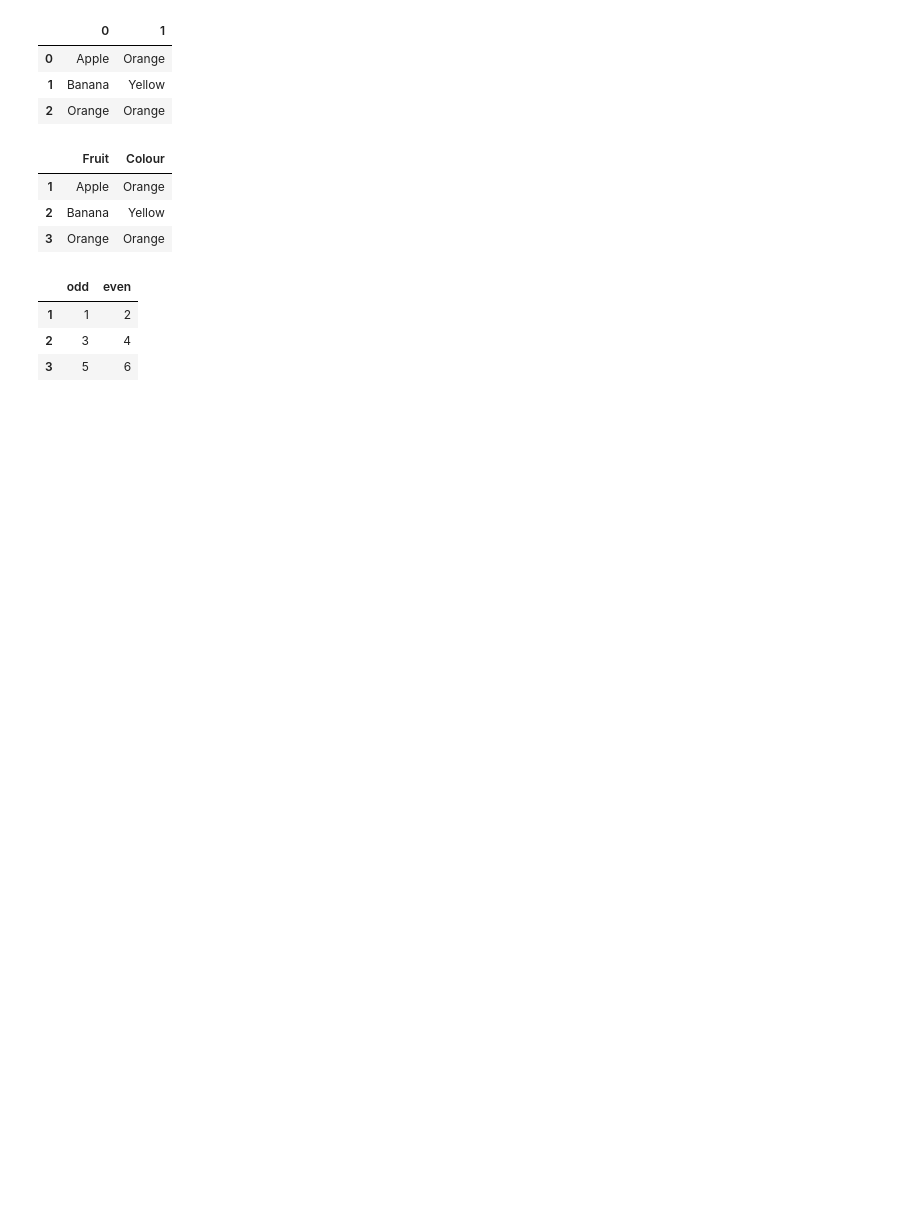
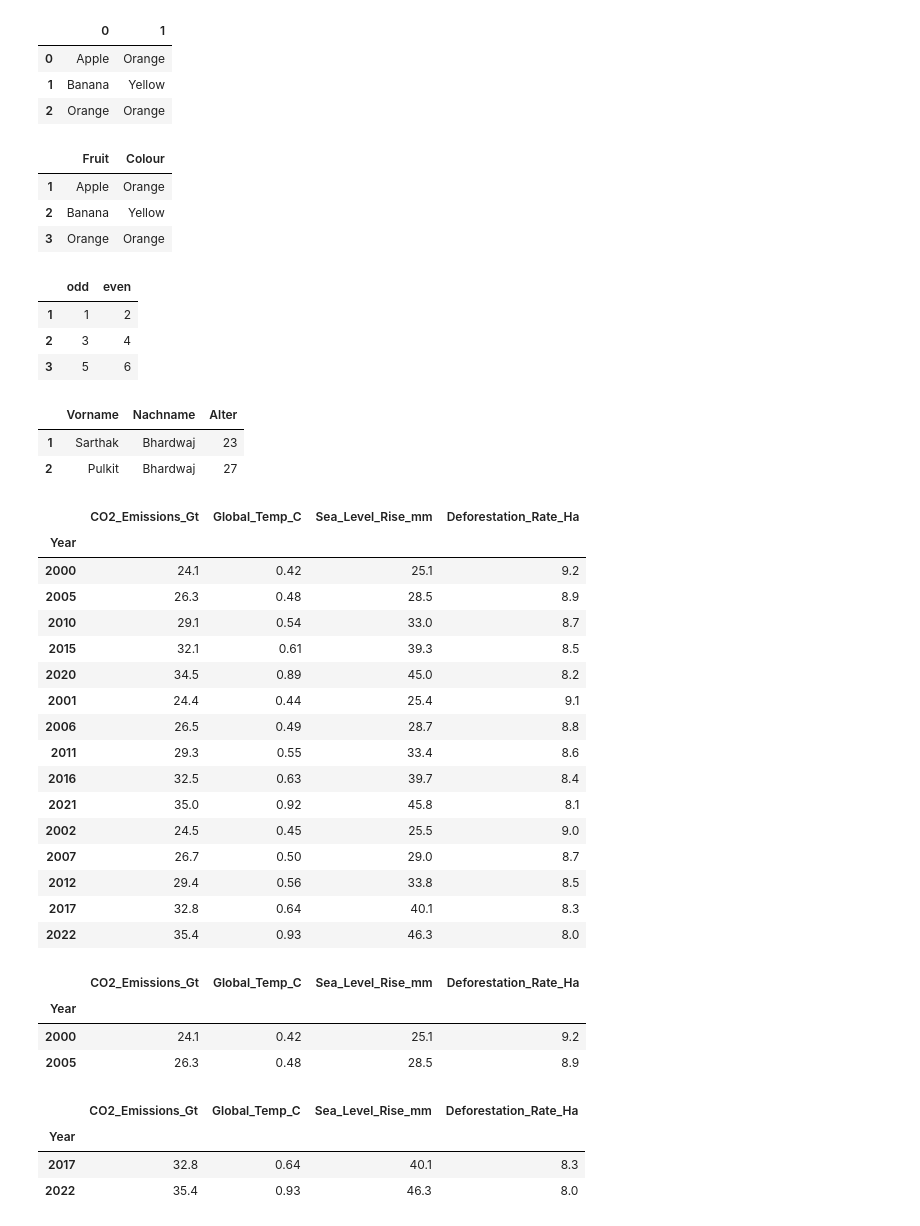
Before and after one commit to sarthakbwj/TrendTact_Py, a Jupyter notebook: pandas_basics.ipynb, the cells around one changed output. Cells and saved outputs as stored; diff of their text form; code cells hidden in the pictures; blank space fills up the shorter version.

```diff
--- a/pandas_basics.ipynb
+++ b/pandas_basics.ipynb
@@ -42,0 +41,49 @@ df1
+# %%
+# DataFrame using Dictionary
+
+data = {'Vorname':['Sarthak',"Pulkit"],'Nachname':['Bhardwaj','Bhardwaj'],'Alter':[23,27]}
+df2 = pd.DataFrame(data, index=[1,2])               # keys become column headings
+df2                                                 # values become rows
+# %% [output]
+|  | Vorname | Nachname | Alter |
+| 1 | Sarthak | Bhardwaj | 23 |
+| 2 | Pulkit | Bhardwaj | 27 |
+# %%
+# DataFrame from CSV
+
+df = pd.read_csv('climate_change_data.csv')
+
+df.set_index("Year", inplace=True)
+df                                 # set index using "inplace"
+# %% [output]
+|  | CO2_Emissions_Gt | Global_Temp_C | Sea_Level_Rise_mm | Deforestation_Rate_Ha |
+| Year |  |  |  |  |
+| 2000 | 24.1 | 0.42 | 25.1 | 9.2 |
+| 2005 | 26.3 | 0.48 | 28.5 | 8.9 |
+| 2010 | 29.1 | 0.54 | 33.0 | 8.7 |
+| 2015 | 32.1 | 0.61 | 39.3 | 8.5 |
+| 2020 | 34.5 | 0.89 | 45.0 | 8.2 |
+| 2001 | 24.4 | 0.44 | 25.4 | 9.1 |
+| 2006 | 26.5 | 0.49 | 28.7 | 8.8 |
+| 2011 | 29.3 | 0.55 | 33.4 | 8.6 |
+| 2016 | 32.5 | 0.63 | 39.7 | 8.4 |
+| 2021 | 35.0 | 0.92 | 45.8 | 8.1 |
+| 2002 | 24.5 | 0.45 | 25.5 | 9.0 |
+| 2007 | 26.7 | 0.50 | 29.0 | 8.7 |
+| 2012 | 29.4 | 0.56 | 33.8 | 8.5 |
+| 2017 | 32.8 | 0.64 | 40.1 | 8.3 |
+| 2022 | 35.4 | 0.93 | 46.3 | 8.0 |
+# %%
+df.head(2)              # print head of the dataframe
+# %% [output]
+|  | CO2_Emissions_Gt | Global_Temp_C | Sea_Level_Rise_mm | Deforestation_Rate_Ha |
+| Year |  |  |  |  |
+| 2000 | 24.1 | 0.42 | 25.1 | 9.2 |
+| 2005 | 26.3 | 0.48 | 28.5 | 8.9 |
+# %%
+df.tail(2)              # print tail of the dataframe
+# %% [output]
+|  | CO2_Emissions_Gt | Global_Temp_C | Sea_Level_Rise_mm | Deforestation_Rate_Ha |
+| Year |  |  |  |  |
+| 2017 | 32.8 | 0.64 | 40.1 | 8.3 |
+| 2022 | 35.4 | 0.93 | 46.3 | 8.0 |
```
Also changed, not shown: parts of 10 cells of this notebook, 2 other files.
